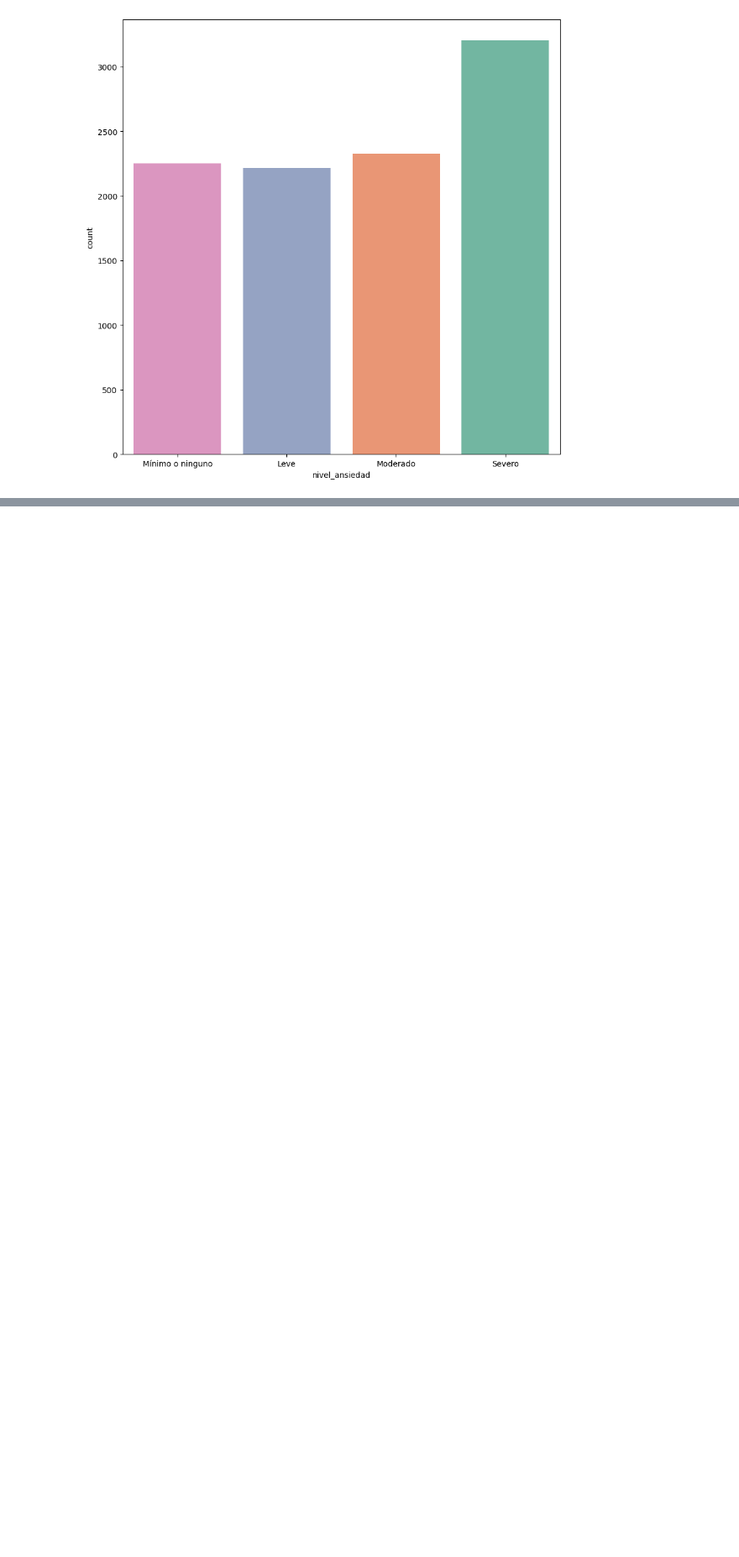
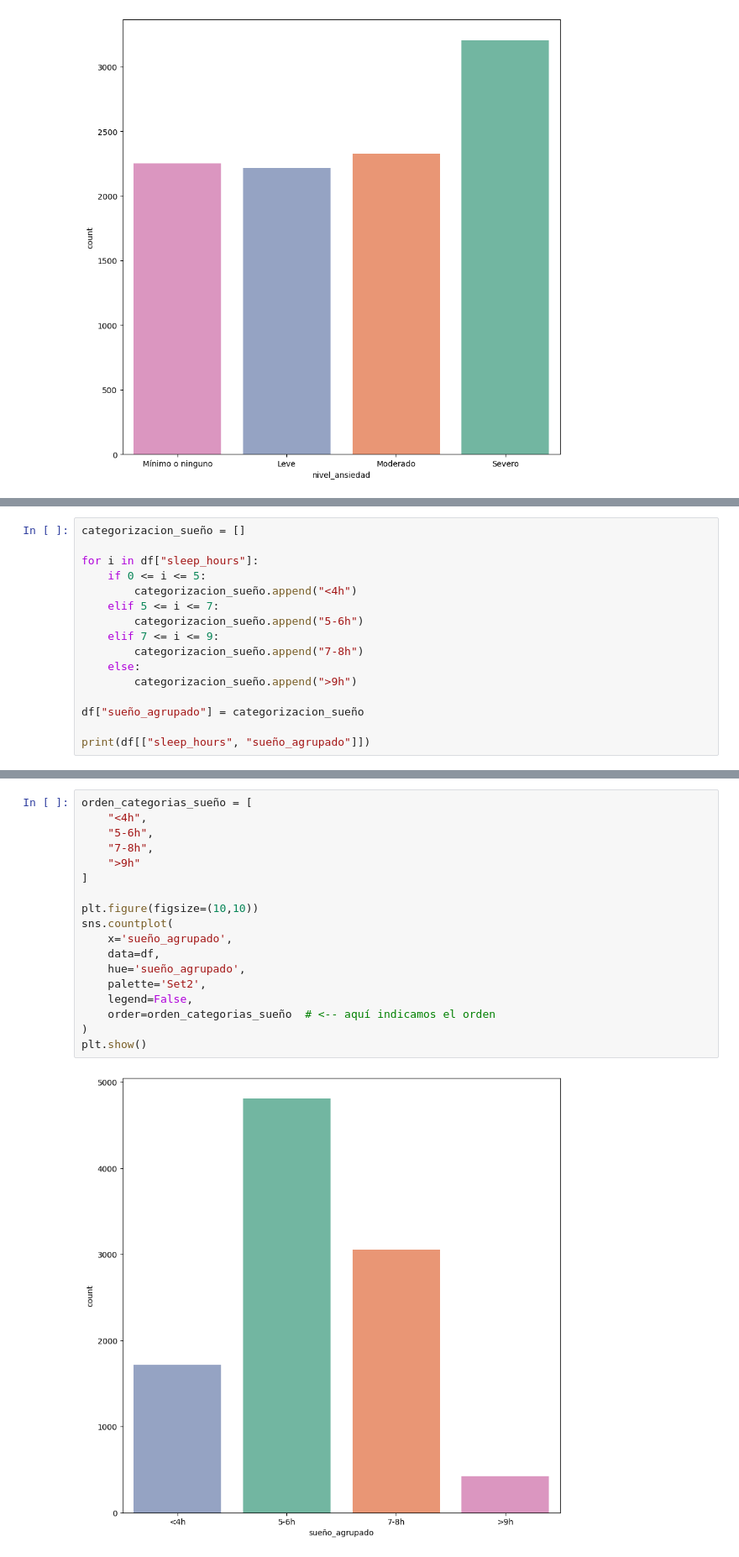
Before and after one commit to Martitaa/MentalHealth_Visualitation_LauraPArejo_MAgdalaPErez_LucianaYelicich_MartaSanz, a Jupyter notebook: EDA.ipynb, the cells around one changed output, grey strips where cells are left out. Shown at 84% size. Drawn from its saved outputs; the diff is of its cells as text; blank space fills up the shorter version.

```diff
--- a/EDA.ipynb
+++ b/EDA.ipynb
@@ -356,0 +463,16 @@ memory usage: 1.3+ MB
+# %%
+categorizacion_sueño = []
+
+for i in df["sleep_hours"]:
+    if 0 <= i <= 5:
+        categorizacion_sueño.append("<4h")
+    elif 5 <= i <= 7:
+        categorizacion_sueño.append("5-6h")
+    elif 7 <= i <= 9:
+        categorizacion_sueño.append("7-8h")
+    else:
+        categorizacion_sueño.append(">9h")
+
+df["sueño_agrupado"] = categorizacion_sueño
+
+print(df[["sleep_hours", "sueño_agrupado"]])
@@ -356,0 +494,20 @@ memory usage: 1.3+ MB
+# %%
+orden_categorias_sueño = [
+    "<4h",
+    "5-6h",
+    "7-8h",
+    ">9h"
+]
+
+plt.figure(figsize=(10,10))
+sns.countplot(
+    x='sueño_agrupado',
+    data=df,
+    hue='sueño_agrupado',
+    palette='Set2',
+    legend=False,
+    order=orden_categorias_sueño  # <-- aquí indicamos el orden
+)
+plt.show()
+# %% [output]
+[figure, added]
```
Also changed, not shown: parts of 9 cells of this notebook.
